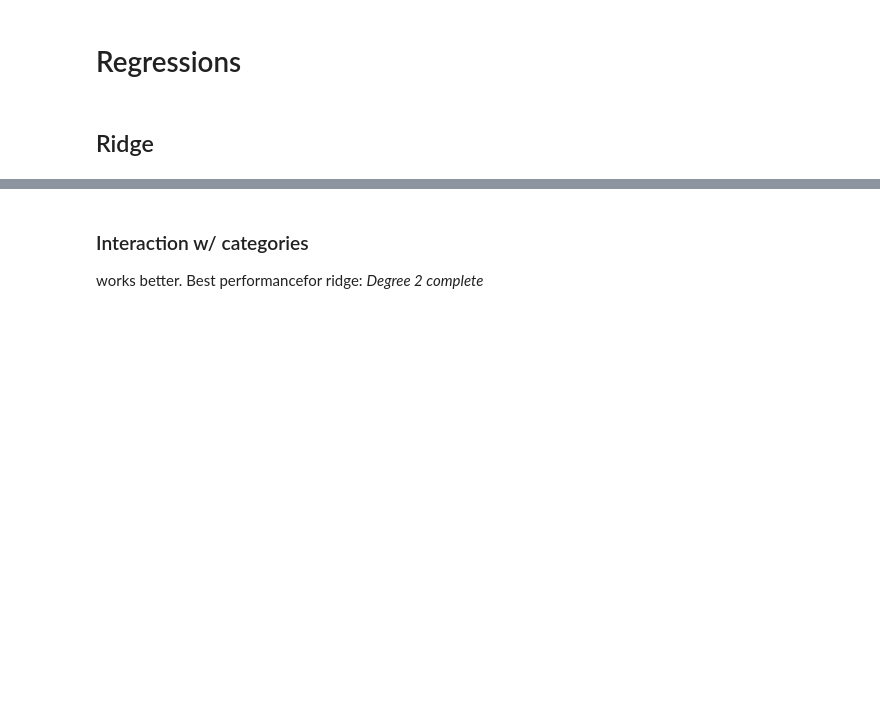
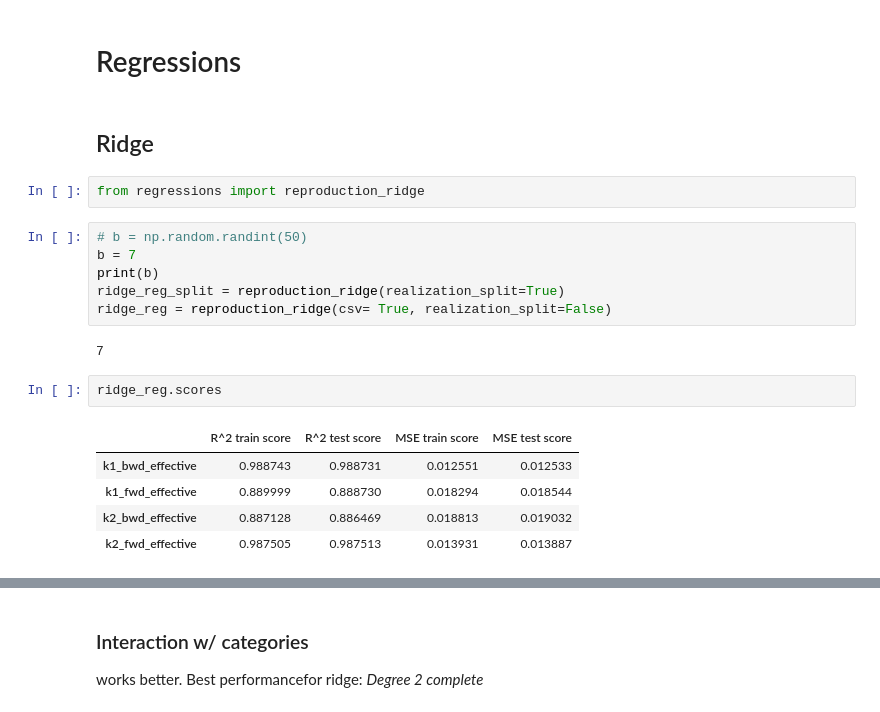
Before and after one commit to WilliamCappelletti/ML_CS433_project2, a Jupyter notebook: src/William_Notebook.ipynb, the cells around one changed output, grey strips where cells are left out. Cells and saved outputs as stored; diff of their text form; blank space fills up the shorter version.

Commit message:
Implemented reproduction for XGBoost and ridge

```diff
--- a/src/William_Notebook.ipynb
+++ b/src/William_Notebook.ipynb
@@ -76,3 +76,21 @@ print(X.shape)
 # Regressions
 # %% [markdown]
 ## Ridge
+# %%
+from regressions import reproduction_ridge
+# %%
+# b = np.random.randint(50)
+b = 7
+print(b)
+ridge_reg_split = reproduction_ridge(realization_split=True)
+ridge_reg = reproduction_ridge(csv= True, realization_split=False)
+# %% [output]
+7
+# %%
+ridge_reg.scores
+# %% [output]
+|  | R^2 train score | R^2 test score | MSE train score | MSE test score |
+| k1_bwd_effective | 0.988743 | 0.988731 | 0.012551 | 0.012533 |
+| k1_fwd_effective | 0.889999 | 0.888730 | 0.018294 | 0.018544 |
+| k2_bwd_effective | 0.887128 | 0.886469 | 0.018813 | 0.019032 |
+| k2_fwd_effective | 0.987505 | 0.987513 | 0.013931 | 0.013887 |
```
Also changed, not shown: parts of 27 cells of this notebook, 5 other files.
